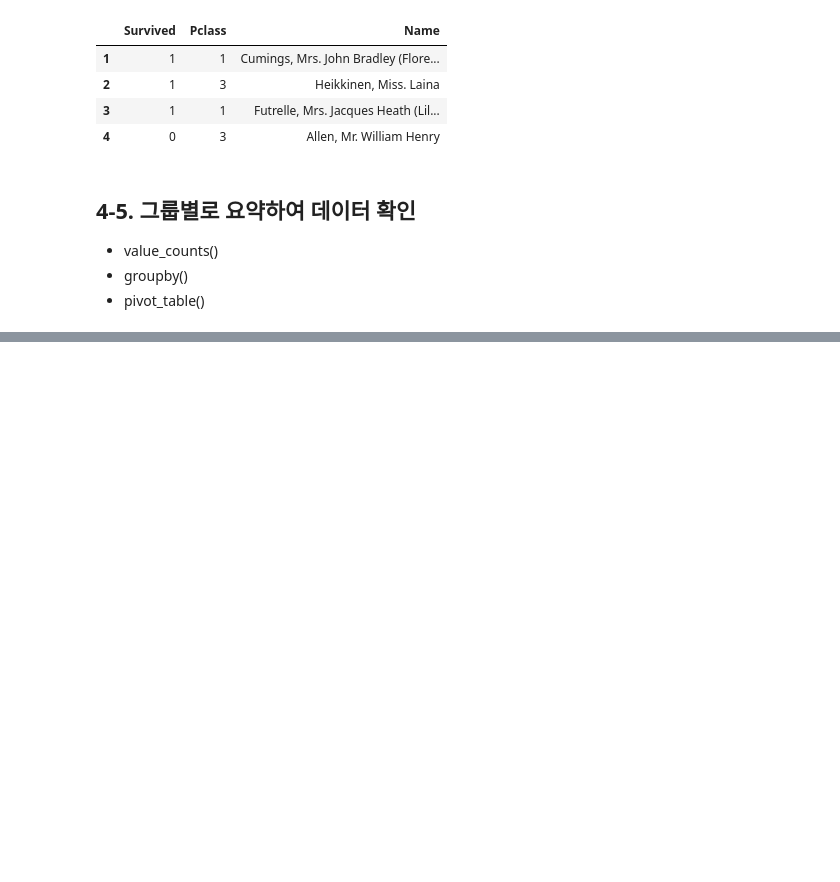
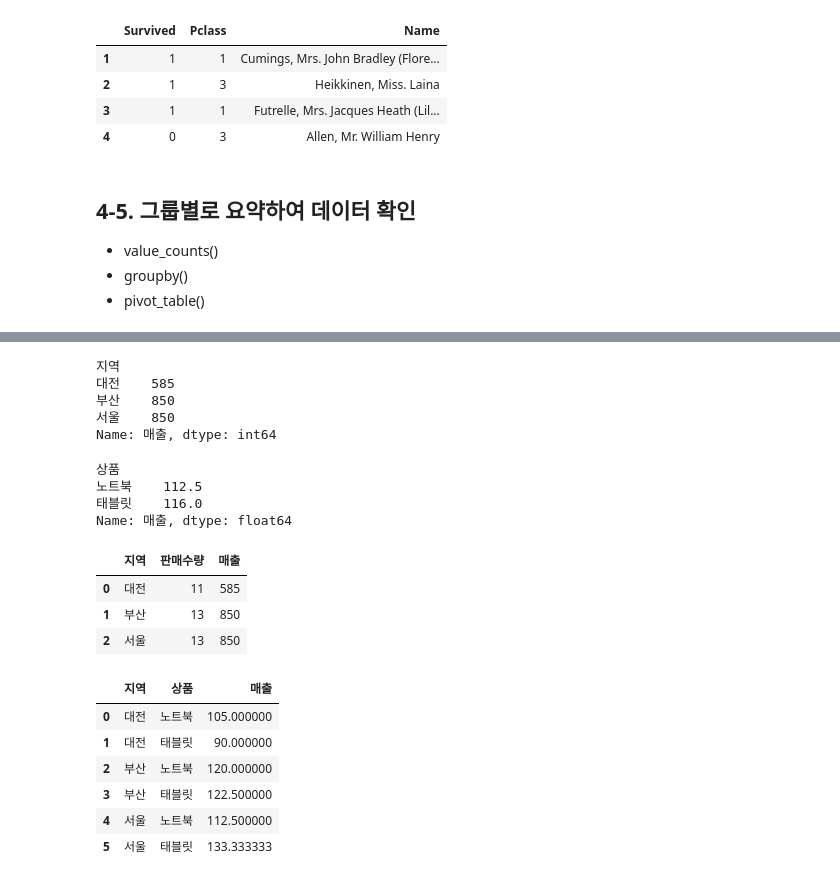
Before and after one commit to yangdamgyeong/lecture26_PyData26, a Jupyter notebook: AI기반데이터분석_04_판다스_데이터처리_실습.ipynb, the cells around one changed output, grey strips where cells are left out. Drawn from its saved outputs; the diff is of its cells as text; code cells hidden in the pictures; blank space fills up the shorter version.

```diff
--- a/AI기반데이터분석_04_판다스_데이터처리_실습.ipynb
+++ b/AI기반데이터분석_04_판다스_데이터처리_실습.ipynb
@@ -957,2 +1032,9 @@ sample_file = 'data/sales_sample.csv'
 # %%
 # 지역별 총매출
+sales_df.groupby(by='지역')['매출'].sum()
+# %% [output]
+지역
+대전    585
+부산    850
+서울    850
+Name: 매출, dtype: int64
@@ -961,4 +1041,27 @@ sample_file = 'data/sales_sample.csv'
+# %%
+# 상품별 평균 매출-> 상품을 기준으로 매출 평균
+sales_df.groupby(by='상품')['매출'].mean()
+# %% [output]
+상품
+노트북    112.5
+태블릿    116.0
+Name: 매출, dtype: float64
 # %%
 # 지역별 판매수량의 합계와 매출의 합계
+sales_df.groupby(by='지역', as_index=False)[['판매수량' ,'매출']].sum()
+# %% [output]
+|  | 지역 | 판매수량 | 매출 |
+| 0 | 대전 | 11 | 585 |
+| 1 | 부산 | 13 | 850 |
+| 2 | 서울 | 13 | 850 |
 # %%
 # 지역과 상품별 평균 매출
+sales_df.groupby(by = ['지역', '상품'], as_index=False)['매출'].mean()
+# %% [output]
+|  | 지역 | 상품 | 매출 |
+| 0 | 대전 | 노트북 | 105.000000 |
+| 1 | 대전 | 태블릿 | 90.000000 |
+| 2 | 부산 | 노트북 | 120.000000 |
+| 3 | 부산 | 태블릿 | 122.500000 |
+| 4 | 서울 | 노트북 | 112.500000 |
+| 5 | 서울 | 태블릿 | 133.333333 |
```
Also changed, not shown: parts of 11 cells of this notebook.
